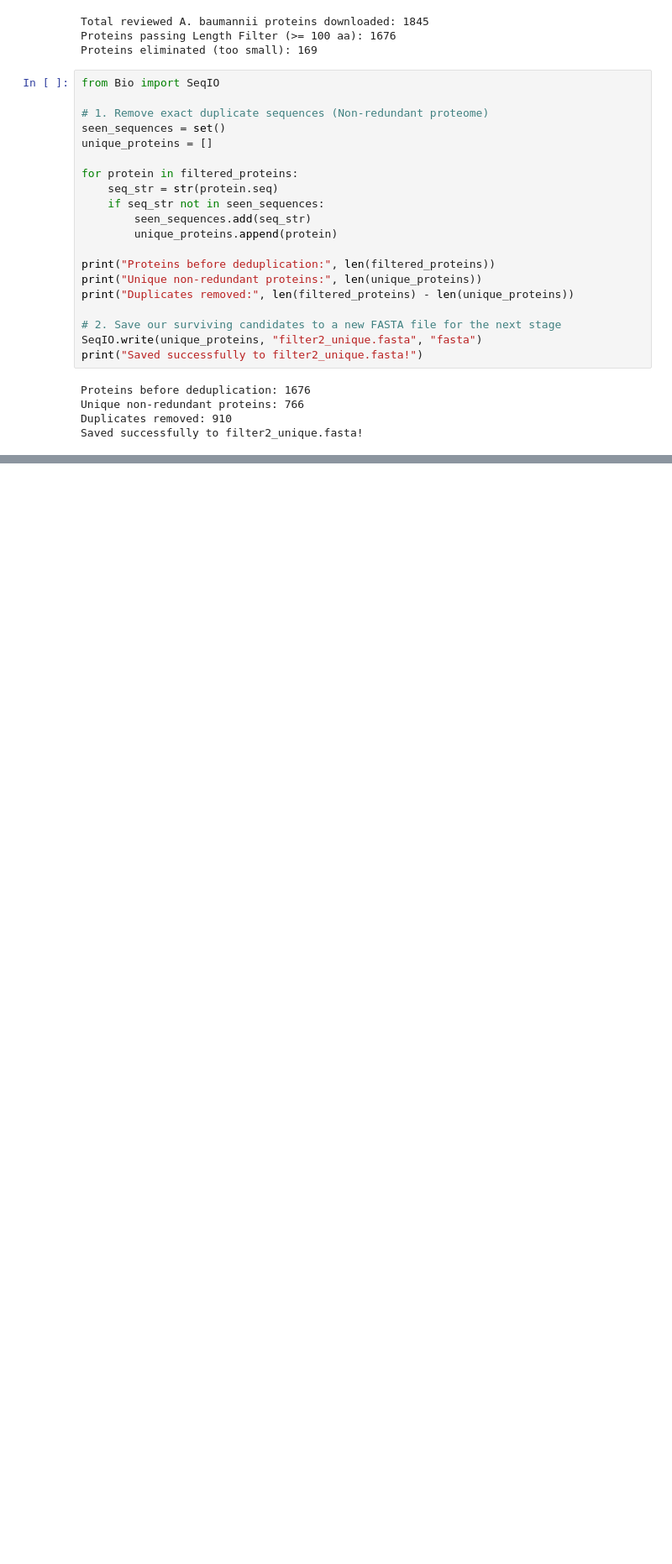
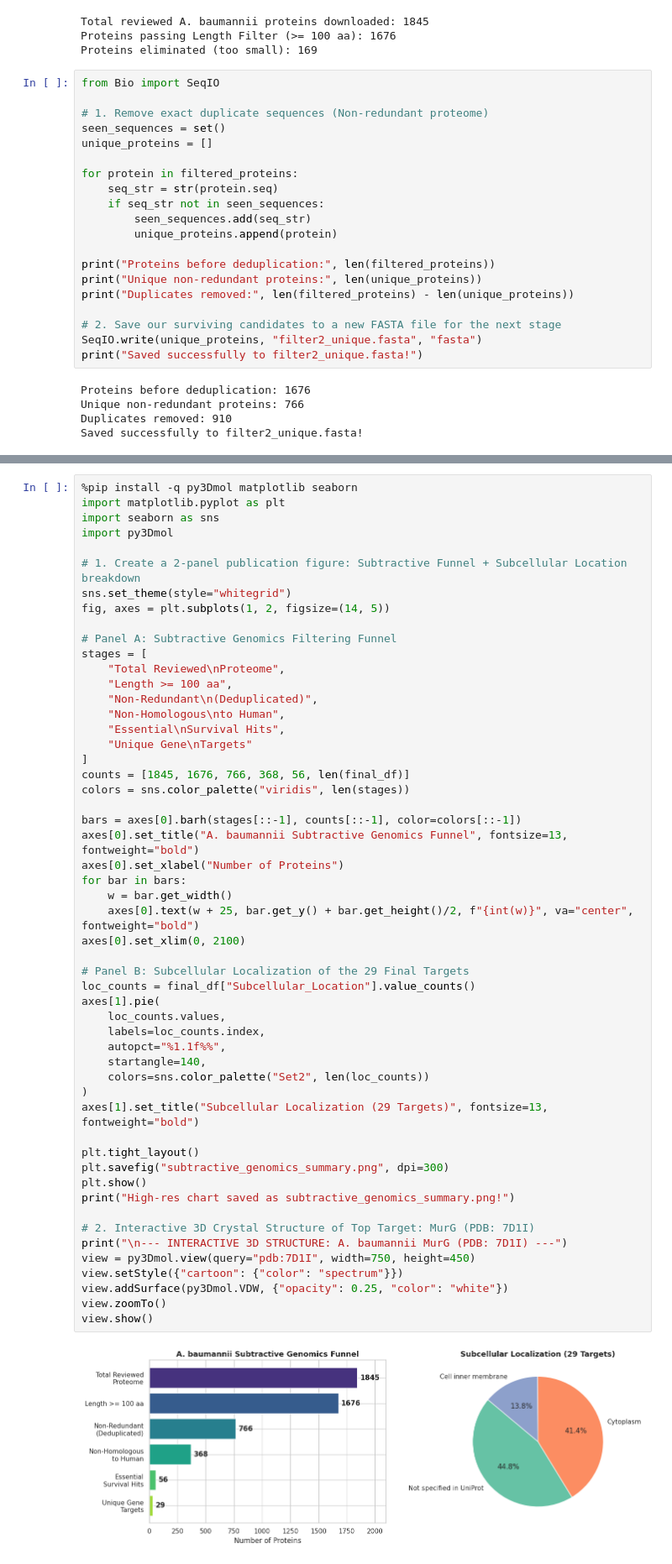
Before and after one commit to NoelAR1103/in-silico-D-T-P, a Jupyter notebook: D1DTP.ipynb, the cells around one changed output, grey strips where cells are left out. Shown at 84% size. Cells and saved outputs as stored; diff of their text form; blank space fills up the shorter version.

```diff
--- a/D1DTP.ipynb
+++ b/D1DTP.ipynb
@@ -102,0 +330,55 @@ Saved successfully to filter2_unique.fasta!
+# %%
+%pip install -q py3Dmol matplotlib seaborn
+import matplotlib.pyplot as plt
+import seaborn as sns
+import py3Dmol
+
+# 1. Create a 2-panel publication figure: Subtractive Funnel + Subcellular Location breakdown
+sns.set_theme(style="whitegrid")
+fig, axes = plt.subplots(1, 2, figsize=(14, 5))
+
+# Panel A: Subtractive Genomics Filtering Funnel
+stages = [
+    "Total Reviewed\nProteome",
+    "Length >= 100 aa",
+    "Non-Redundant\n(Deduplicated)",
+    "Non-Homologous\nto Human",
+    "Essential\nSurvival Hits",
+    "Unique Gene\nTargets"
+]
+counts = [1845, 1676, 766, 368, 56, len(final_df)]
+colors = sns.color_palette("viridis", len(stages))
+
+bars = axes[0].barh(stages[::-1], counts[::-1], color=colors[::-1])
+axes[0].set_title("A. baumannii Subtractive Genomics Funnel", fontsize=13, fontweight="bold")
+axes[0].set_xlabel("Number of Proteins")
+for bar in bars:
+    w = bar.get_width()
+    axes[0].text(w + 25, bar.get_y() + bar.get_height()/2, f"{int(w)}", va="center", fontweight="bold")
+axes[0].set_xlim(0, 2100)
+
+# Panel B: Subcellular Localization of the 29 Final Targets
+loc_counts = final_df["Subcellular_Location"].value_counts()
+axes[1].pie(
+    loc_counts.values,
+    labels=loc_counts.index,
+    autopct="%1.1f%%",
+    startangle=140,
+    colors=sns.color_palette("Set2", len(loc_counts))
+)
+axes[1].set_title("Subcellular Localization (29 Targets)", fontsize=13, fontweight="bold")
+
+plt.tight_layout()
+plt.savefig("subtractive_genomics_summary.png", dpi=300)
+plt.show()
+print("High-res chart saved as subtractive_genomics_summary.png!")
+
+# 2. Interactive 3D Crystal Structure of Top Target: MurG (PDB: 7D1I)
+print("\n--- INTERACTIVE 3D STRUCTURE: A. baumannii MurG (PDB: 7D1I) ---")
+view = py3Dmol.view(query="pdb:7D1I", width=750, height=450)
+view.setStyle({"cartoon": {"color": "spectrum"}})
+view.addSurface(py3Dmol.VDW, {"opacity": 0.25, "color": "white"})
+view.zoomTo()
+view.show()
+# %% [output]
+[figure, added]
```
Also changed, not shown: parts of 14 cells of this notebook.
